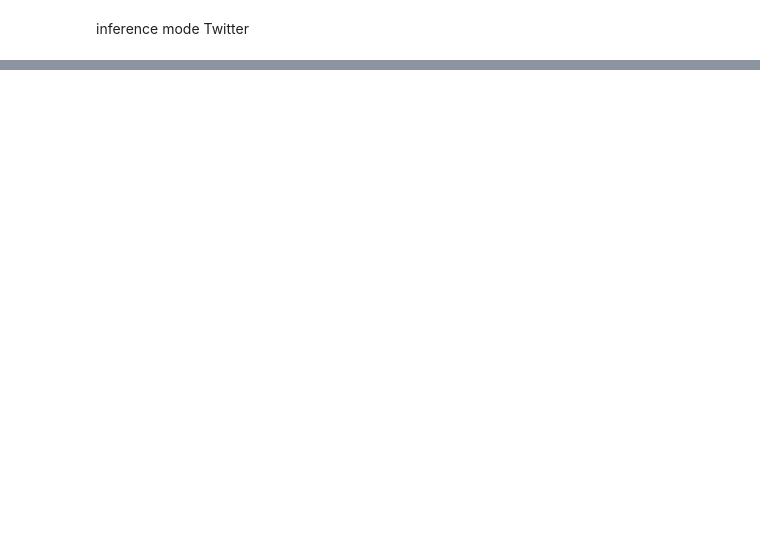
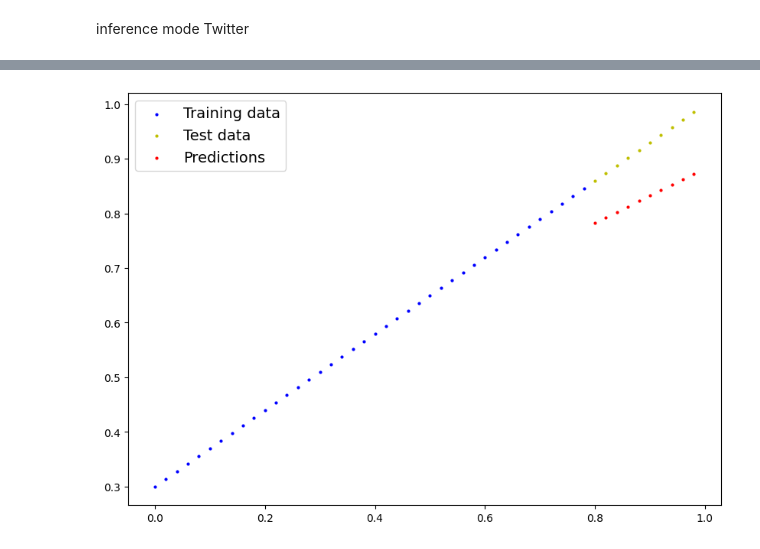
Before and after one commit to maushamkumar/PyTorch, a Jupyter notebook: 01_Pytorch_workflow.ipynb, the cells around one changed output, grey strips where cells are left out. Cells and saved outputs as stored; diff of their text form; code cells hidden in the pictures; blank space fills up the shorter version.

```diff
--- a/01_Pytorch_workflow.ipynb
+++ b/01_Pytorch_workflow.ipynb
@@ -321,0 +342,6 @@ OrderedDict([('weights', tensor([0.5349])), ('bias', tensor([0.8094]))])
+# %%
+# Setup a loss function
+loss_fn = nn.L1Loss()
+
+# setup an optimizer
+optimizer = torch.optim.SGD(model.parameters(), lr=0.01)
@@ -321,0 +389,33 @@ OrderedDict([('weights', tensor([0.5349])), ('bias', tensor([0.8094]))])
+# %%
+torch.manual_seed(42)
+
+# An epoch is one loop through the data... (this is a hyperparameter because we've set it ourselves)
+epochs = 100
+
+# Training
+# 0. Loop through the data
+for epoch in range(epochs):
+  # set the model to training mode
+  model.train() # train mode i PyTorch set all parameters the required gradient to require gradients
+
+  # 1. Forward pass
+  y_pred  = model(X_train)
+
+  # 2. Calculate loss
+  loss = loss_fn(y_pred, y_train)
+  print(f"Loss: {loss}")
+
+  # 3. Optimizer zero grad
+  optimizer.zero_grad()
+
+  # 4. Loss backpropagation on the loss with respect to the parameters of the model
+  loss.backward()
+
+  # 5. Step the optimizer (perform gradient descent)
+  optimizer.step() # by default how the optimizer changes will accumulate through the loop so... we have to zero them above in step 3 for the next iteration of the loop
+
+  ### Testing
+  model.eval() # turns off gradient tracking
+
+  # Print out model state_dict()
+  print(model.state_dict())
@@ -321,0 +452,7 @@ OrderedDict([('weights', tensor([0.5349])), ('bias', tensor([0.8094]))])
+# %%
+with torch.inference_mode():
+  y_preds_new = model(X_test)
+
+plot_predictions(predictions=y_preds_new)
+# %% [output]
+[figure, added]
```
Also changed, not shown: parts of 22 cells of this notebook.
